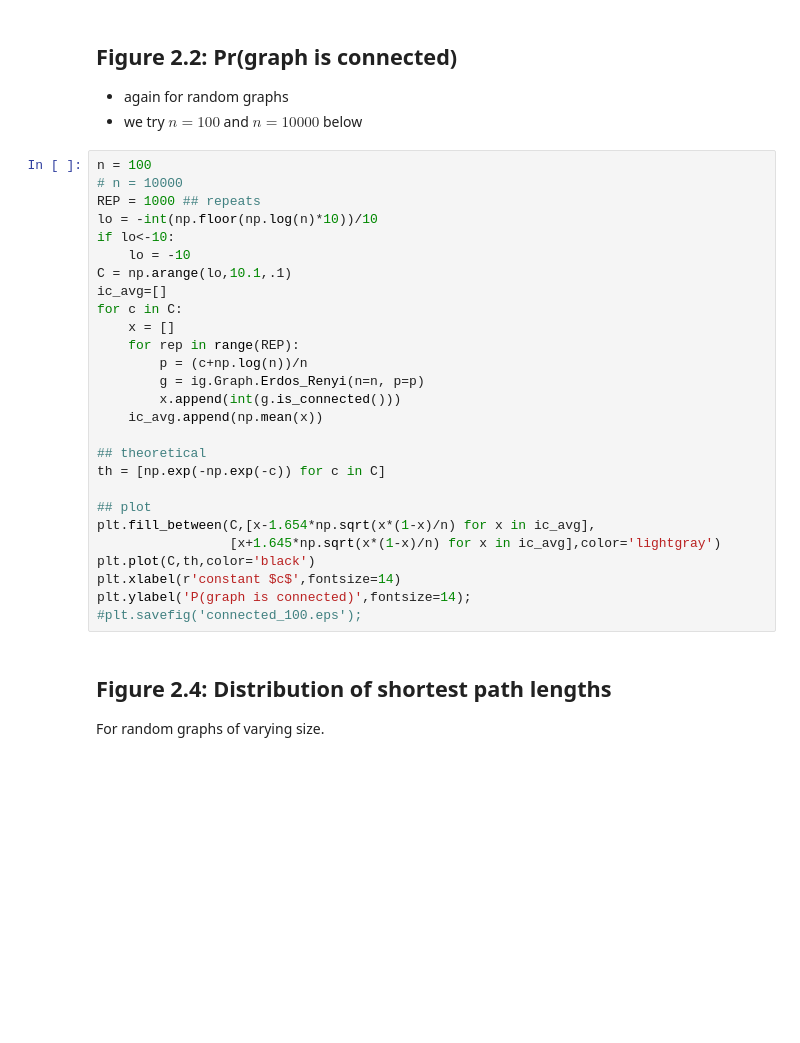
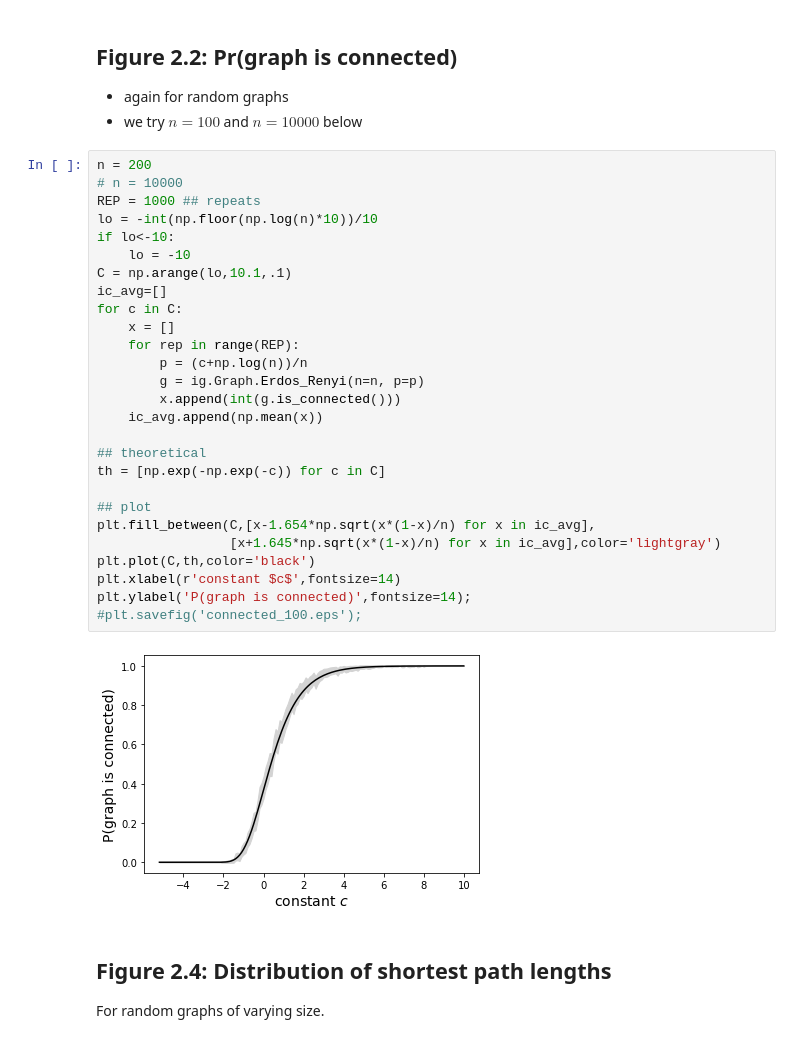
Before and after one commit to ftheberge/GraphMiningNotebooks, a Jupyter notebook: Python_Notebooks/Chapter_2.ipynb, the cells around one changed output. Cells and saved outputs as stored; diff of their text form; blank space fills up the shorter version.

```diff
--- a/Python_Notebooks/Chapter_2.ipynb
+++ b/Python_Notebooks/Chapter_2.ipynb
@@ -57,32 +59,34 @@ plt.ylabel('giant component size',fontsize=14);
 * again for random graphs
 * we try $n=100$ and $n=10000$ below
 # %%
-n = 100
+n = 200
 # n = 10000
 REP = 1000 ## repeats
 lo = -int(np.floor(np.log(n)*10))/10
 if lo<-10:
     lo = -10
 C = np.arange(lo,10.1,.1)
 ic_avg=[]
 for c in C:
     x = []
     for rep in range(REP):
         p = (c+np.log(n))/n
         g = ig.Graph.Erdos_Renyi(n=n, p=p)
         x.append(int(g.is_connected()))
     ic_avg.append(np.mean(x))
 
 ## theoretical
 th = [np.exp(-np.exp(-c)) for c in C]
 
 ## plot
 plt.fill_between(C,[x-1.654*np.sqrt(x*(1-x)/n) for x in ic_avg],
                  [x+1.645*np.sqrt(x*(1-x)/n) for x in ic_avg],color='lightgray')
 plt.plot(C,th,color='black')
 plt.xlabel(r'constant $c$',fontsize=14)
 plt.ylabel('P(graph is connected)',fontsize=14);
 #plt.savefig('connected_100.eps');
+# %% [output]
+[figure, added]
 # %% [markdown]
 ## Figure 2.4: Distribution of shortest path lengths
 
```
Also changed, not shown: parts of 23 cells of this notebook, 1 other file.
